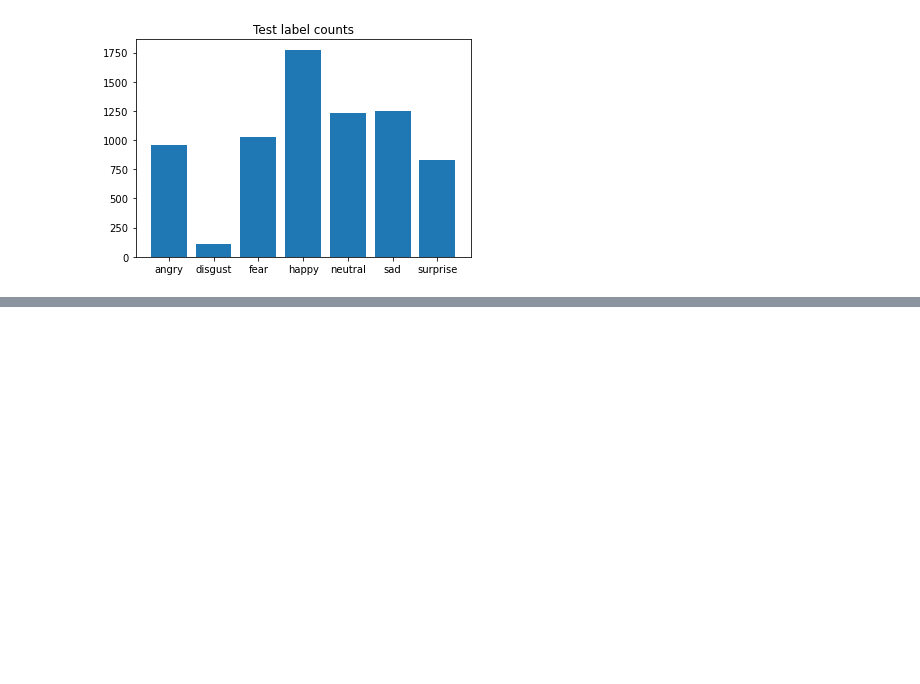
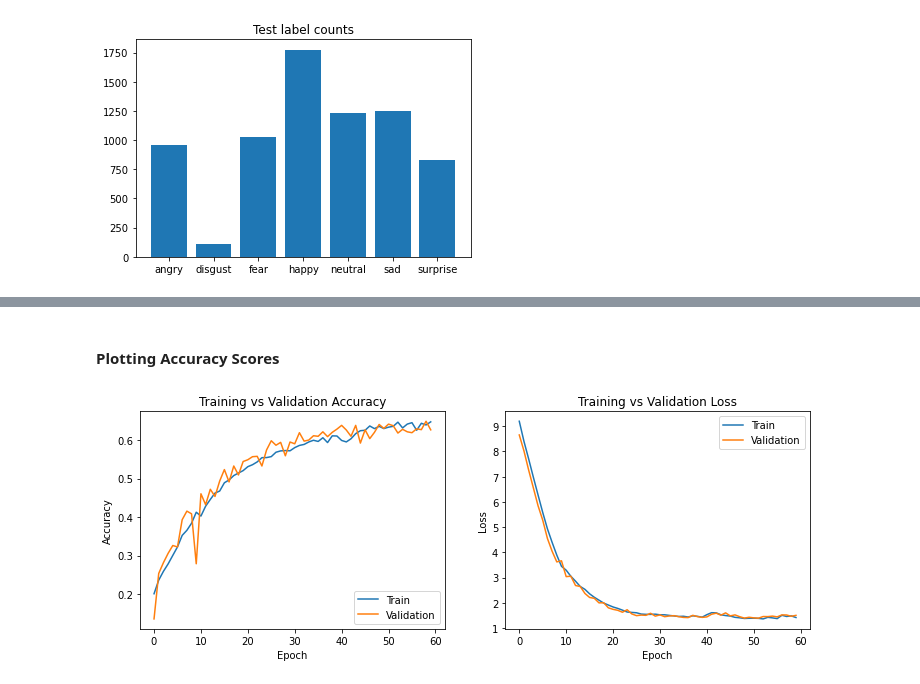
Before and after one commit to chikakoto/facial-expression-recognition, a Jupyter notebook: notebooks/1.0-im-experimental.ipynb, the cells around one changed output, grey strips where cells are left out. Saved outputs shown, nothing was run; the diff lists cells and outputs as text; code cells hidden in the pictures; blank space fills up the shorter version.

Commit message:
tf model 60 epochs

```diff
--- a/notebooks/1.0-im-experimental.ipynb
+++ b/notebooks/1.0-im-experimental.ipynb
@@ -146,0 +183,18 @@ plt.show()
+# %%
+"""
+Apply above transformations to the train/test images
+"""
+train_generator = train_datagen.flow_from_directory(directory = train_path,
+                                                    target_size = (img_size,img_size),
+                                                    batch_size = 64,
+                                                    color_mode = "grayscale",
+                                                    class_mode = "categorical",
+                                                    subset = "training"
+                                                   )
+validation_generator = validation_datagen.flow_from_directory( directory = test_path,
+                                                              target_size = (img_size,img_size),
+                                                              batch_size = 64,
+                                                              color_mode = "grayscale",
+                                                              class_mode = "categorical",
+                                                              subset = "validation"
+                                                             )
@@ -146,0 +245,3 @@ plt.show()
+# %%
+epochs = 60
+batch_size = 64
@@ -146,0 +270,2 @@ plt.show()
+# %%
+history = model.fit(x = train_generator,epochs = epochs,validation_data = validation_generator)
@@ -146,0 +294,25 @@ plt.show()
+# %% [markdown]
+#### Plotting Accuracy Scores
+# %%
+fig , ax = plt.subplots(1,2)
+train_acc = history.history['accuracy']
+train_loss = history.history['loss']
+fig.set_size_inches(12,4)
+
+ax[0].plot(history.history['accuracy'])
+ax[0].plot(history.history['val_accuracy'])
+ax[0].set_title('Training vs Validation Accuracy')
+ax[0].set_ylabel('Accuracy')
+ax[0].set_xlabel('Epoch')
+ax[0].legend(['Train', 'Validation'], loc='lower right')
+
+ax[1].plot(history.history['loss'])
+ax[1].plot(history.history['val_loss'])
+ax[1].set_title('Training vs Validation Loss')
+ax[1].set_ylabel('Loss')
+ax[1].set_xlabel('Epoch')
+ax[1].legend(['Train', 'Validation'], loc='upper right')
+
+plt.show()
+# %% [output]
+[figure, added]
```
Also changed, not shown: parts of 14 cells of this notebook.
